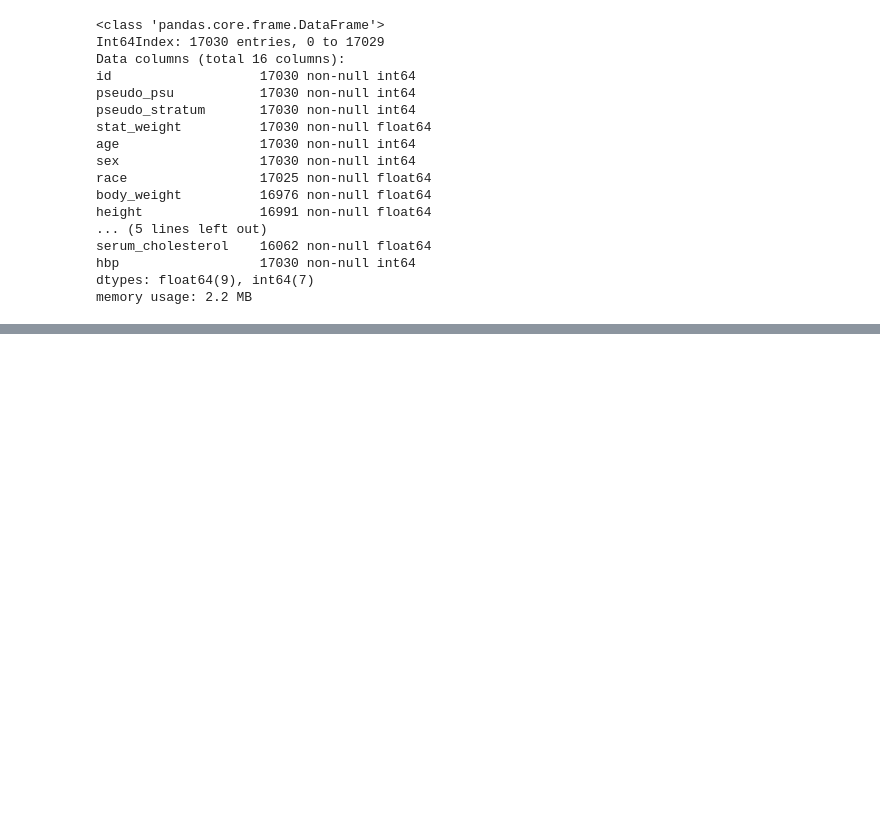
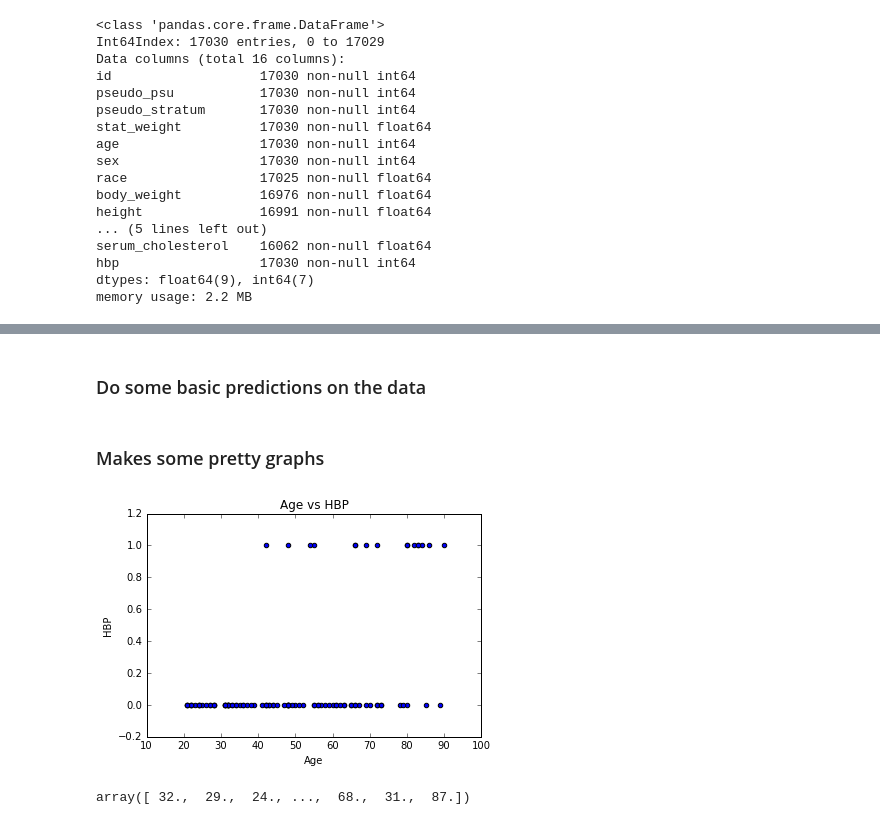
Before and after one commit to febielgiva/High-Blood-Pressure-Predictor-Machine-Learning, a Jupyter notebook: Hypertension Predictor.ipynb, the cells around one changed output, grey strips where cells are left out. Saved outputs shown, nothing was run; the diff lists cells and outputs as text; code cells hidden in the pictures; blank space fills up the shorter version.

Commit message:
added python code for prediction

```diff
--- a/Hypertension Predictor.ipynb
+++ b/Hypertension Predictor.ipynb
@@ -195,0 +293,4 @@ Name: smoking, dtype: float64>
+# %%
+df['true_hbp'] = df['hbp']
+# %%
+df.loc[(df['hbp'] == 0)&(df['avg_diastolic_bp'] >= 90), 'true_hbp'] = 1
@@ -195,0 +308,2 @@ Name: smoking, dtype: float64>
+# %%
+df['BMI'] = (df['body_weight'] / (df['height'] ** 2)) * 703
@@ -195,0 +319,7 @@ Name: smoking, dtype: float64>
+# %% [markdown]
+<h3>Do some basic predictions on the data</h3>
+# %%
+total_data = df[['age', 'sex', 'body_weight', 'height', 'race', 'smoking', 'serum_cholesterol', 'hbp']].values
+x_train, x_test, y_train, y_test = train_test_split(total_data[:, :-1], total_data[:, -1], test_size=.33, random_state=0)
+# %% [markdown]
+<h3>Makes some pretty graphs</h3>
@@ -195,0 +329,12 @@ Name: smoking, dtype: float64>
+# %%
+plt.scatter(total_data[:100, 0], total_data[:100, -1])
+plt.title('Age vs HBP')
+plt.ylabel('HBP')
+plt.xlabel('Age')
+plt.show()
+# %% [output]
+[figure, added]
+# %%
+x_train[:, 0]
+# %% [output]
+array([ 32.,  29.,  24., ...,  68.,  31.,  87.])
```
Also changed, not shown: parts of 91 cells of this notebook, 2 other files.
